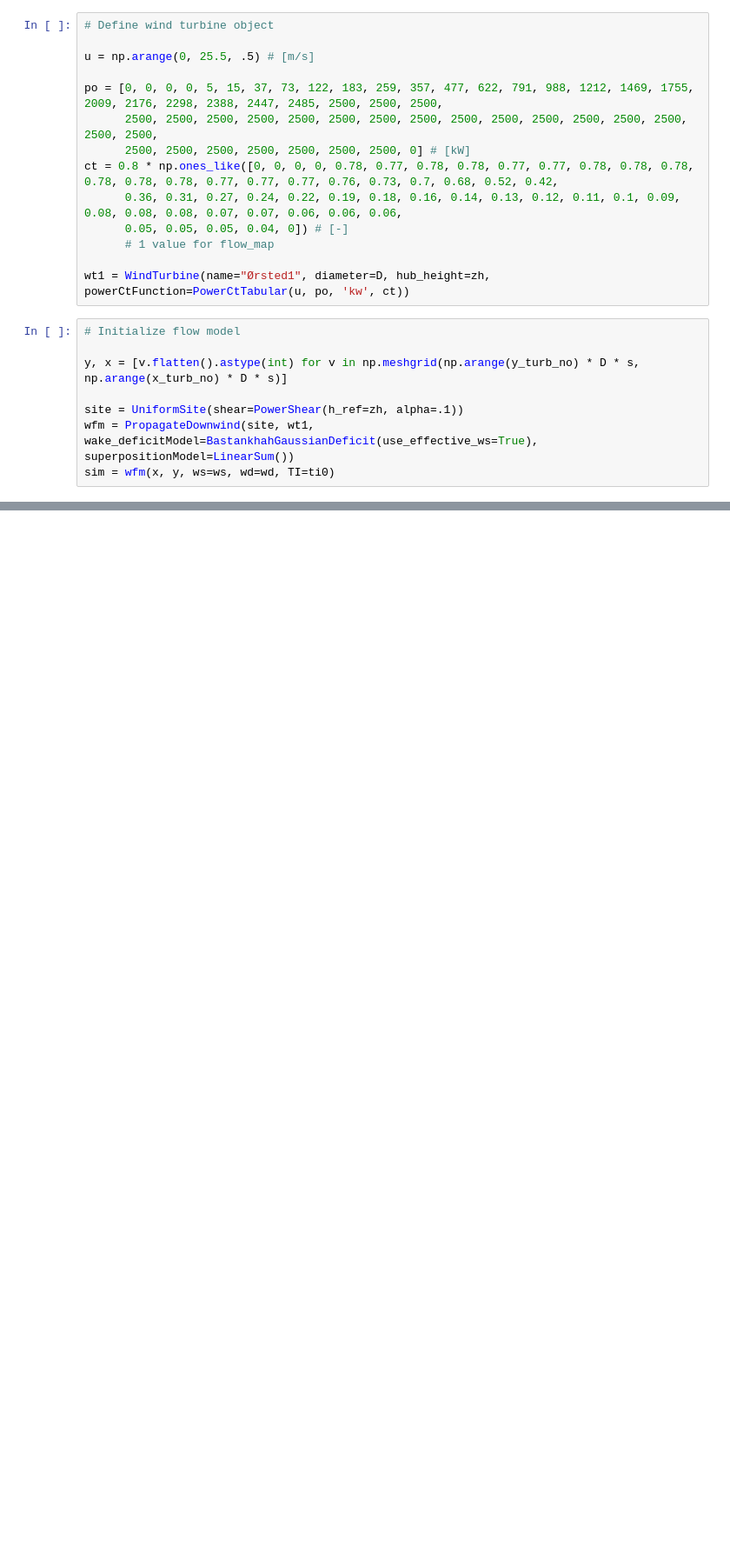
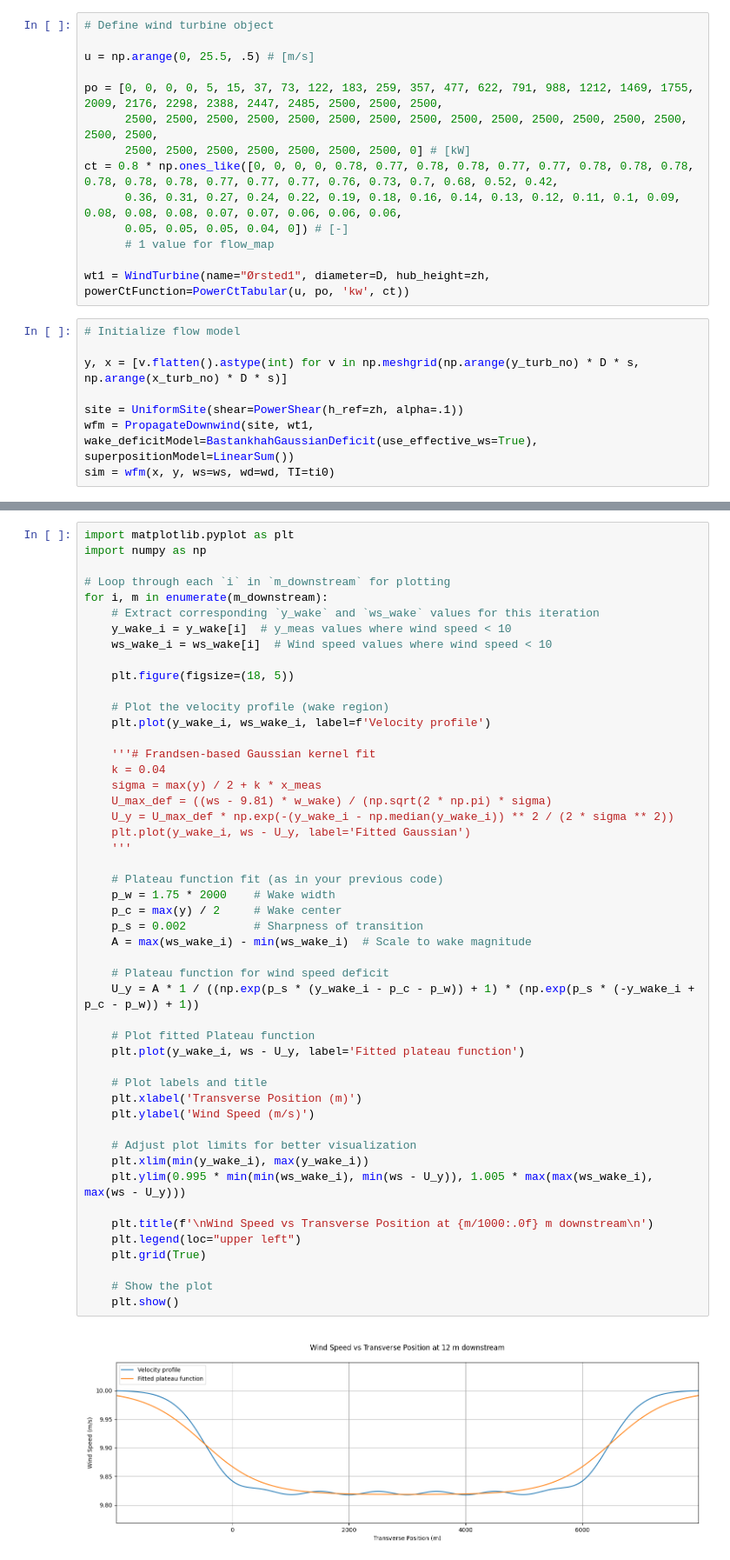
Before and after one commit to marcinsadowy/WTABL, a Jupyter notebook: fuckingforfra.ipynb, the cells around one changed output, grey strips where cells are left out. Shown at 87% size. Saved outputs shown, nothing was run; the diff lists cells and outputs as text; blank space fills up the shorter version.

```diff
--- a/fuckingforfra.ipynb
+++ b/fuckingforfra.ipynb
@@ -125,0 +136,51 @@ plt.tight_layout()
+# %%
+import matplotlib.pyplot as plt
+import numpy as np
+
+# Loop through each `i` in `m_downstream` for plotting
+for i, m in enumerate(m_downstream):
+    # Extract corresponding `y_wake` and `ws_wake` values for this iteration
+    y_wake_i = y_wake[i]  # y_meas values where wind speed < 10
+    ws_wake_i = ws_wake[i]  # Wind speed values where wind speed < 10
+
+    plt.figure(figsize=(18, 5))
+
+    # Plot the velocity profile (wake region)
+    plt.plot(y_wake_i, ws_wake_i, label=f'Velocity profile')
+
+    '''# Frandsen-based Gaussian kernel fit
+    k = 0.04
+    sigma = max(y) / 2 + k * x_meas
+    U_max_def = ((ws - 9.81) * w_wake) / (np.sqrt(2 * np.pi) * sigma)
+    U_y = U_max_def * np.exp(-(y_wake_i - np.median(y_wake_i)) ** 2 / (2 * sigma ** 2))
+    plt.plot(y_wake_i, ws - U_y, label='Fitted Gaussian')
+    '''
+
+    # Plateau function fit (as in your previous code)
+    p_w = 1.75 * 2000    # Wake width
+    p_c = max(y) / 2     # Wake center
+    p_s = 0.002          # Sharpness of transition
+    A = max(ws_wake_i) - min(ws_wake_i)  # Scale to wake magnitude
+
+    # Plateau function for wind speed deficit
+    U_y = A * 1 / ((np.exp(p_s * (y_wake_i - p_c - p_w)) + 1) * (np.exp(p_s * (-y_wake_i + p_c - p_w)) + 1))
+
+    # Plot fitted Plateau function
+    plt.plot(y_wake_i, ws - U_y, label='Fitted plateau function')
+
+    # Plot labels and title
+    plt.xlabel('Transverse Position (m)')
+    plt.ylabel('Wind Speed (m/s)')
+
+    # Adjust plot limits for better visualization
+    plt.xlim(min(y_wake_i), max(y_wake_i))
+    plt.ylim(0.995 * min(min(ws_wake_i), min(ws - U_y)), 1.005 * max(max(ws_wake_i), max(ws - U_y)))
+
+    plt.title(f'\nWind Speed vs Transverse Position at {m/1000:.0f} m downstream\n')
+    plt.legend(loc="upper left")
+    plt.grid(True)
+
+    # Show the plot
+    plt.show()
+# %% [output]
+[figure, added]
```
Also changed, not shown: parts of 3 cells of this notebook.
